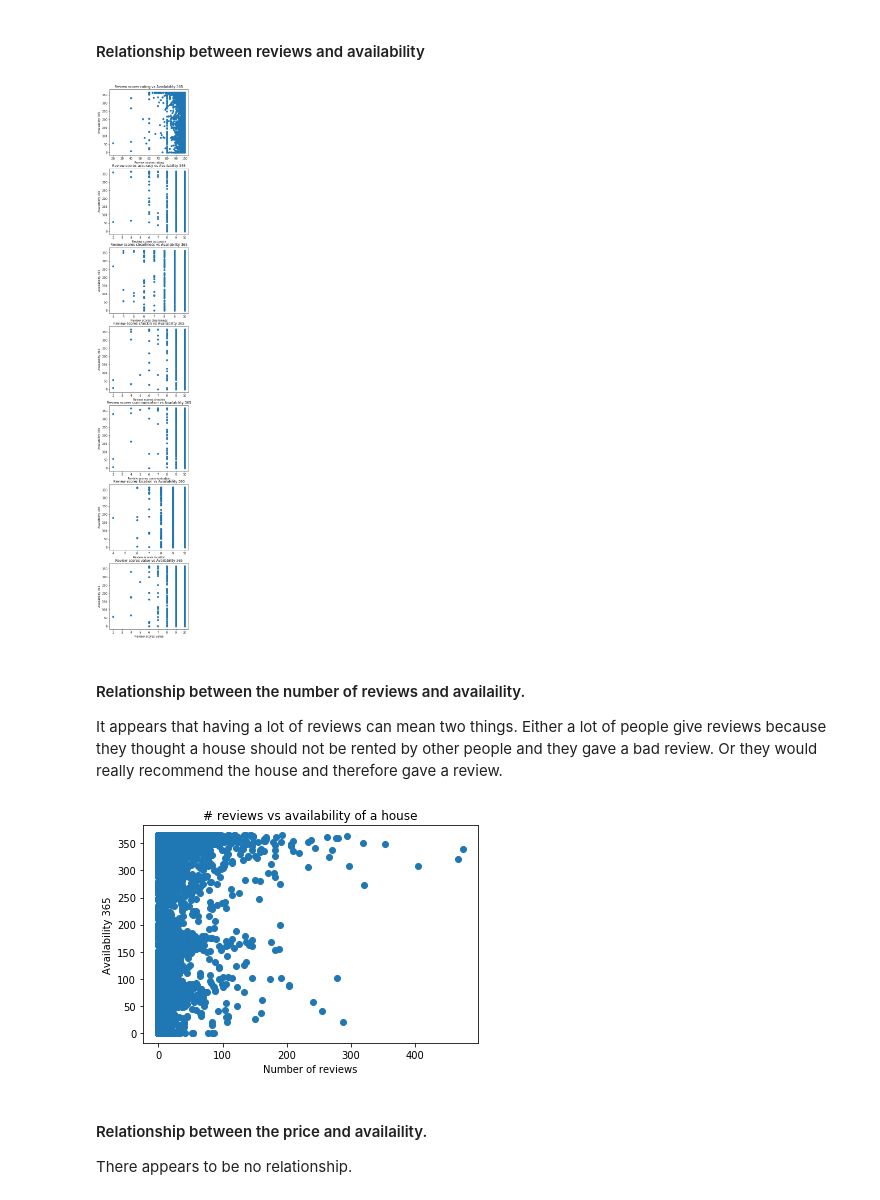
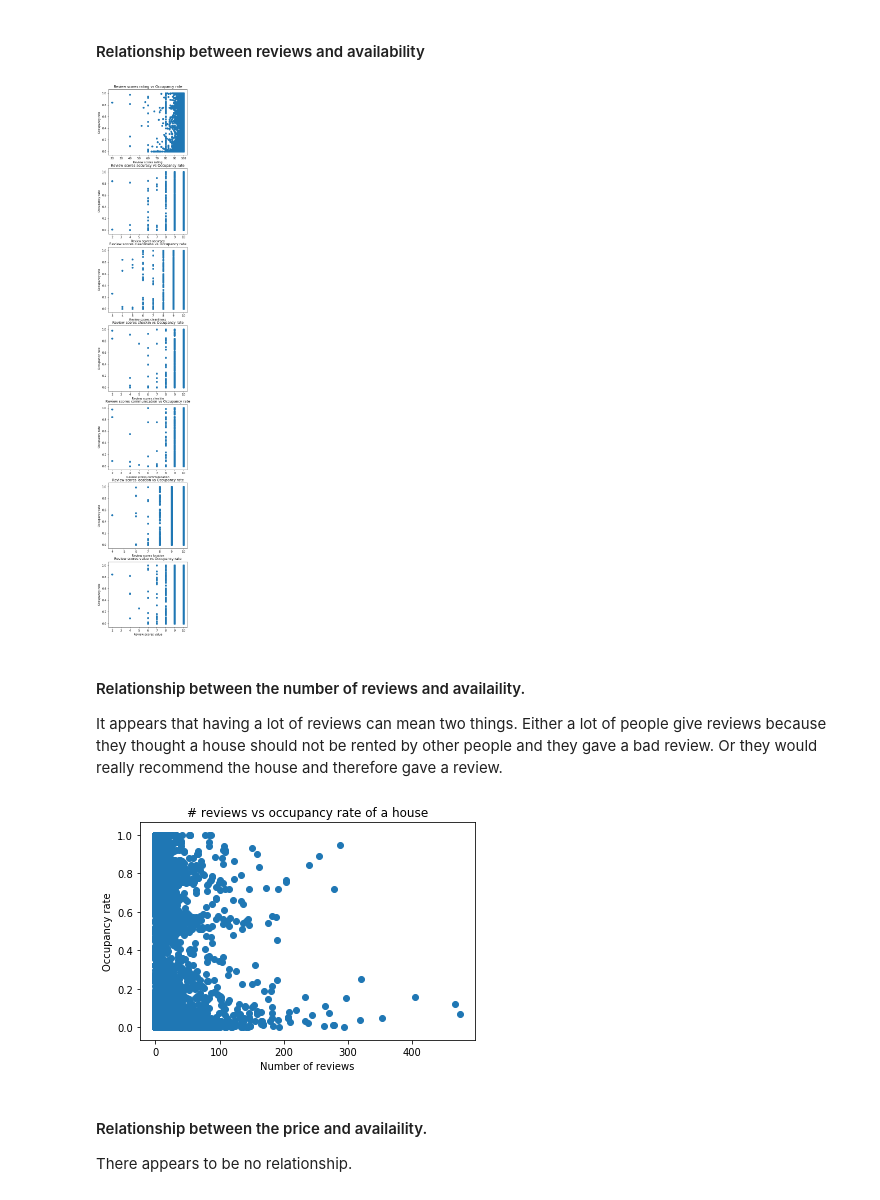
Before and after one commit to FrankTub/Airbnb-bookings, a Jupyter notebook: seattle_airbnb.ipynb, the cells around one changed output. Drawn from its saved outputs; the diff is of its cells as text; code cells hidden in the pictures.

Commit message:
Changed KPI for all figures to occupancy rate

```diff
--- a/seattle_airbnb.ipynb
+++ b/seattle_airbnb.ipynb
@@ -14,7 +14,7 @@ import utility as ut
 %matplotlib inline
 # %%
 # Store the key performance indicator for how popular a house is in a variable, so that we can reference it at multiple places
-kpi = 'availability_365'
+kpi = 'occupancy_rate'
 # %% [markdown]
 ## Listings.csv
 
@@ -205,14 +205,14 @@ for idx, col in enumerate(cols):
     plt.subplot(len(cols), 1, idx+1) #create subplots
     ut.scatter_plot(data, kpi, col, plt);
 # %% [output]
-[figure, old version]
+[figure, new version]
 # %% [markdown]
 #### Relationship between the number of reviews and availaility.
 It appears that having a lot of reviews can mean two things. Either a lot of people give reviews because they thought a house should not be rented by other people and they gave a bad review. Or they would really recommend the house and therefore gave a review.
 # %%
-ut.scatter_plot(data, kpi, 'number_of_reviews', plt, '# reviews vs availability of a house');
+ut.scatter_plot(data, kpi, 'number_of_reviews', plt, '# reviews vs occupancy rate of a house');
 # %% [output]
-[figure, old version]
+[figure, new version]
 # %% [markdown]
 #### Relationship between the price and availaility.
 There appears to be no relationship.
```
Also changed, not shown: parts of 12 cells of this notebook, 1 other file.
